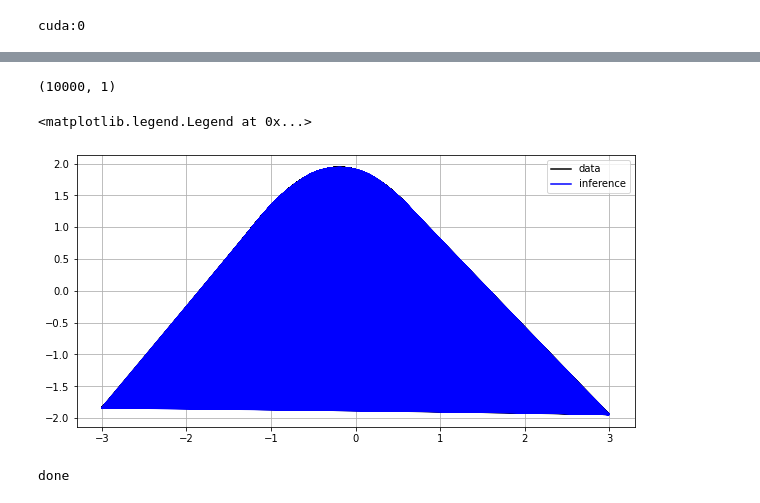
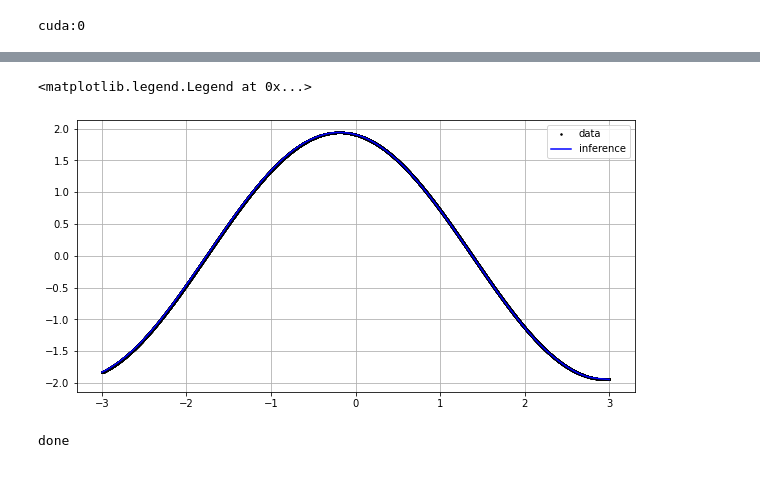
Before and after one commit to complexhhs/Model_perturbation, a Jupyter notebook: SINUSOID_Vol/Sinusoid_with_Gram_Schmidt_orthogonalization_process.ipynb, the cells around one changed output, grey strips where cells are left out. Drawn from its saved outputs; the diff is of its cells as text; code cells hidden in the pictures.

```diff
--- a/SINUSOID_Vol/Sinusoid_with_Gram_Schmidt_orthogonalization_process.ipynb
+++ b/SINUSOID_Vol/Sinusoid_with_Gram_Schmidt_orthogonalization_process.ipynb
@@ -172,18 +172,16 @@ Epochs: 900, training loss: 2.9600665505039082e-05, validation loss: 1.801170117
 # %%
+plt.figure(figsize=(10,5))
 x,y = backup_data[:,0],backup_data[:,1]
-
+plt.plot(x,y,'ko',label='data',markersize=1.5)
+x = np.sort(x)
 input_x = torch.Tensor(x).to(device).view(-1,1)
 output_y = best_model(input_x).detach().cpu().numpy()
-print(output_y.shape)
-plt.figure(figsize=(10,5))
-plt.plot(x,y,'k-',label='data')
 plt.plot(x,output_y,'b-',label='inference')
 plt.grid()
 plt.legend()
 # %% [output]
-(10000, 1)
+<matplotlib.legend.Legend at 0x...>
-<matplotlib.legend.Legend at 0x...>
-[figure, old version]
+[figure, new version]
 # %%
 print('done')
 # %% [output]
```
Also changed, not shown: parts of 4 cells of this notebook, 9 other files.
